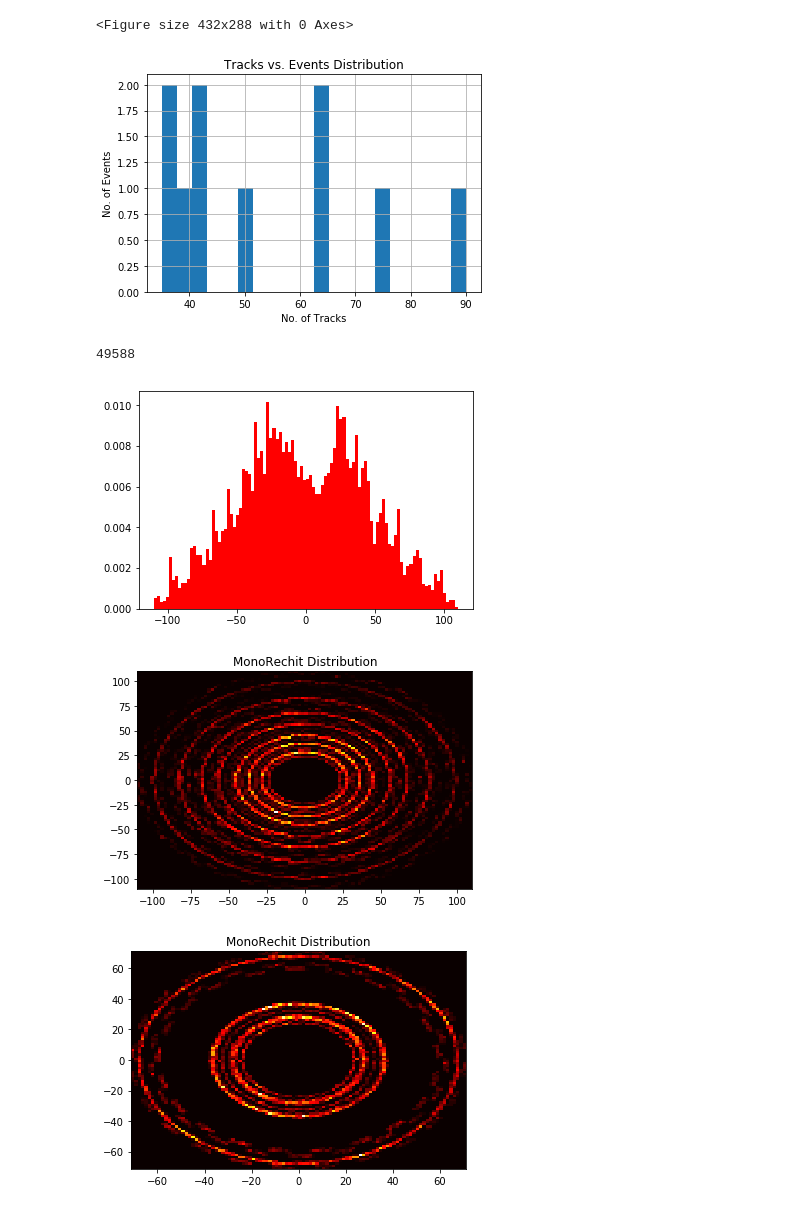
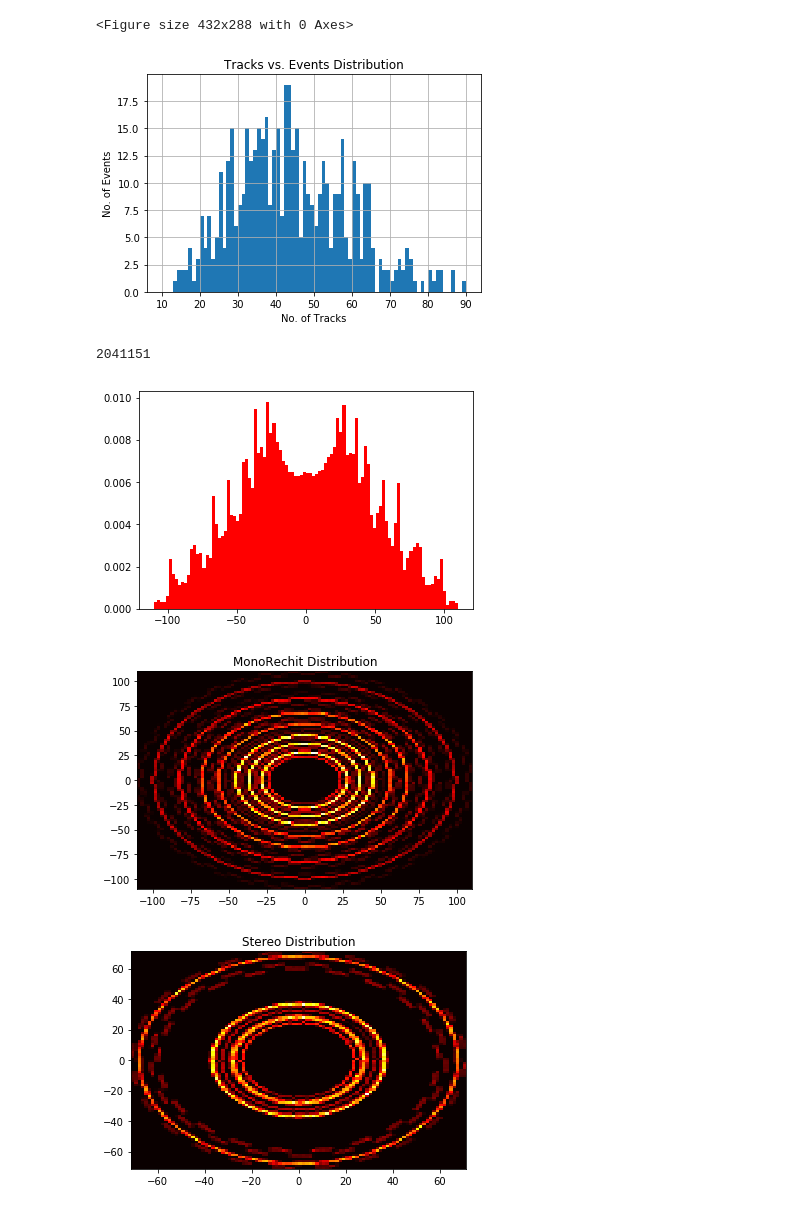
Before and after one commit to SwapneelM/TrackingNtuples, a Jupyter notebook: TrackingNtuples/scripts/DataVisualizer - Final.ipynb, the cells around one changed output. Cells and saved outputs as stored; diff of their text form; code cells hidden in the pictures.

```diff
--- a/TrackingNtuples/scripts/DataVisualizer - Final.ipynb
+++ b/TrackingNtuples/scripts/DataVisualizer - Final.ipynb
@@ -5,7 +5,9 @@ import numpy as np
 import uproot
 import pandas as pd
 # %%
-data_ = uproot.open("outfile-ttbar-10.root")["ntuples"]["tree"]
+gen_event_ = "ttbar-500"
+outfile_ = "outfile-" + gen_event_ + ".root"
+data_ = uproot.open(outfile_)["ntuples"]["tree"]
 data_.keys()
 # %% [output]
 ['nevent',
@@ -81,24 +83,24 @@ plt.clf()
 # %%
 # Plot the distribution of tracks over events
 # using the length of any paramater array - e.g. track eta
 
 track_Eta_ = data_.array("trackEta")
 concat_num_tracks_ = []
 
 for i in range(len(track_Eta_)):
      concat_num_tracks_.append(len(track_Eta_[i]))
 
 ax_ = plt.subplot()
-ax_.hist(concat_num_tracks_, histtype='bar', bins=20, align='mid', orientation='vertical')
+ax_.hist(concat_num_tracks_, histtype='bar', range=(10, 90), bins=80, align='mid', orientation='vertical')
 
 plt.xlabel('No. of Tracks')
 plt.ylabel('No. of Events')
 plt.title('Tracks vs. Events Distribution')
 plt.grid(True)
-
+plt.savefig('plots/' + gen_event_ + '/track/event-track-distribution')
 plt.show()
 # %% [output]
-[figure, old version]
+[figure, new version]
 # %%
 # This plot is just reflecting how root plots the distribution of Rechits along a single axis (X)
 mono_x_ = data_.array('monoHitX')
@@ -116,8 +118,8 @@ print len(mono_rechit_length_)
 ax_.hist(mono_rechit_length_, bins=100, histtype='stepfilled', align='mid', orientation='vertical', color='r', density=True)
 plt.show()
 # %% [output]
-49588
+2041151
-[figure, old version]
+[figure, new version]
 # %%
 # ToDo: Add lognorm colormap
 
@@ -140,9 +142,10 @@ ax_ = plt.subplot()
 # Plot the 2D Histogram for Mono Rechits
 ax_.set_title('MonoRechit Distribution')
 ax_.hist2d(concat_mono_x_, concat_mono_y_, bins=100, normed=True, cmap='hot')
+plt.savefig('plots/' + gen_event_ + '/stereo/rechitdistribution')
 plt.show()
 # %% [output]
-[figure, old version]
+[figure, new version]
 # %%
 # ToDo: Add lognorm colormap
 
@@ -163,11 +166,12 @@ if len(mono_x_) == len(mono_y_):
 plt.clf()
 ax_ = plt.subplot()
 # Plot the 2D Histogram for Mono Rechits
-ax_.set_title('MonoRechit Distribution')
+ax_.set_title('Stereo Distribution')
 ax_.hist2d(concat_stereo_x_, concat_stereo_y_, bins=100, normed=True, cmap='hot')
+plt.savefig('plots/' + gen_event_ + '/stereo/rechitdistribution')
 plt.show()
 # %% [output]
-[figure, old version]
+[figure, new version]
 # %%
 # Define a loop that plots R, Phi, and Eta for Mono Hits
 
```
Also changed, not shown: parts of 18 cells of this notebook, 46 other files.
